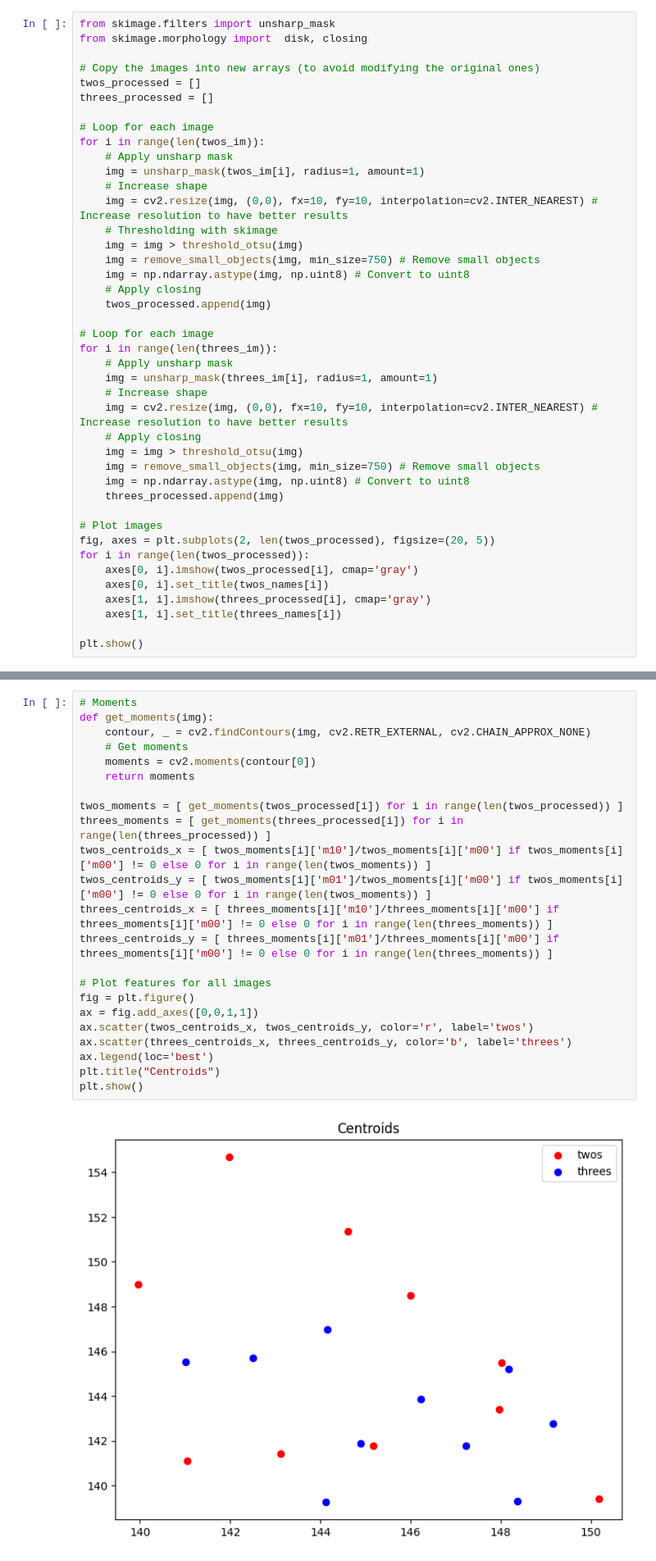
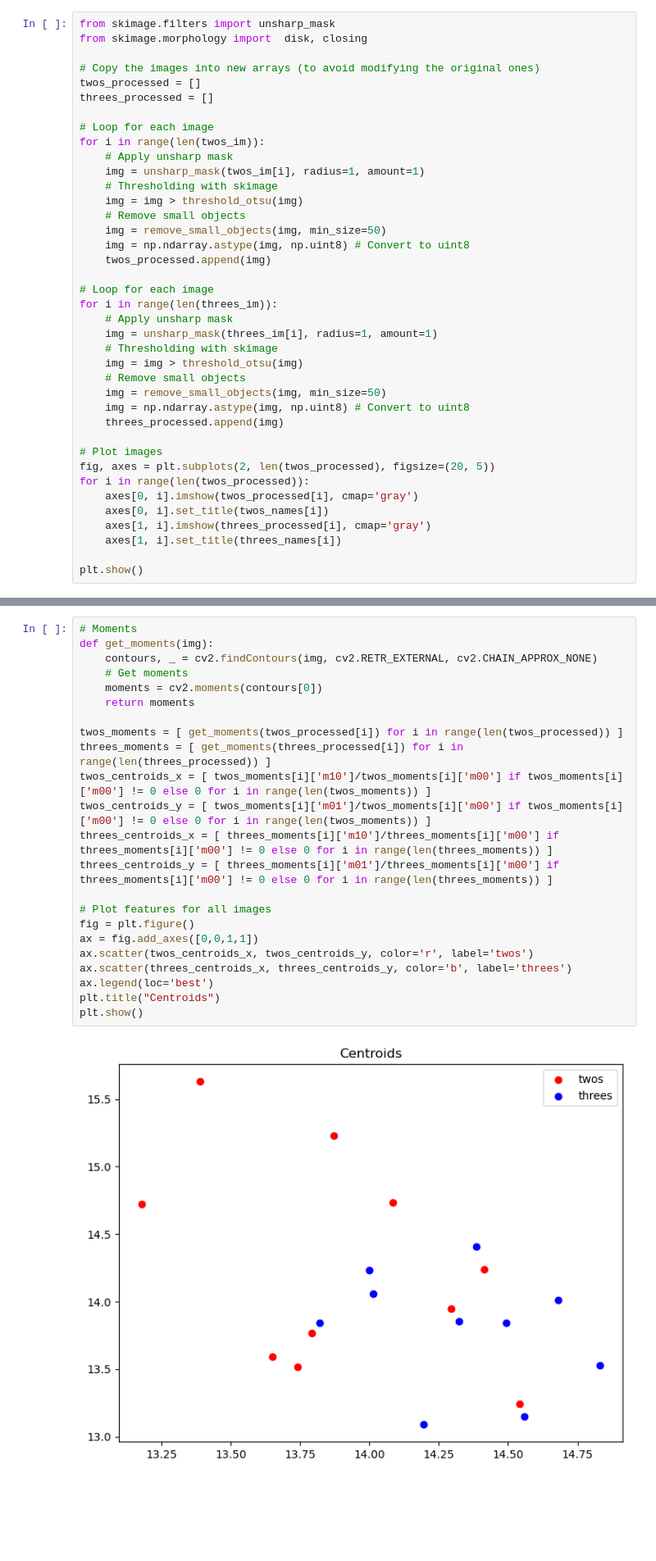
Before and after one commit to alessandrodalbesio/EPFL-image-analysis-and-pattern-recognition, a Jupyter notebook: lab_02_object_description.ipynb, the cells around one changed output, grey strips where cells are left out. Shown: that part at 82% size. Drawn from its saved outputs; the diff is of its cells as text; blank space fills up the shorter version.

```diff
--- a/lab_02_object_description.ipynb
+++ b/lab_02_object_description.ipynb
@@ -585,24 +592,21 @@ threes_processed = []
 for i in range(len(twos_im)):
     # Apply unsharp mask
     img = unsharp_mask(twos_im[i], radius=1, amount=1)
-    # Increase shape
-    img = cv2.resize(img, (0,0), fx=10, fy=10, interpolation=cv2.INTER_NEAREST) # Increase resolution to have better results
     # Thresholding with skimage
     img = img > threshold_otsu(img)
-    img = remove_small_objects(img, min_size=750) # Remove small objects
+    # Remove small objects
+    img = remove_small_objects(img, min_size=50)
     img = np.ndarray.astype(img, np.uint8) # Convert to uint8
-    # Apply closing
     twos_processed.append(img)
 
 # Loop for each image
 for i in range(len(threes_im)):
     # Apply unsharp mask
     img = unsharp_mask(threes_im[i], radius=1, amount=1)
-    # Increase shape
-    img = cv2.resize(img, (0,0), fx=10, fy=10, interpolation=cv2.INTER_NEAREST) # Increase resolution to have better results
-    # Apply closing
+    # Thresholding with skimage
     img = img > threshold_otsu(img)
-    img = remove_small_objects(img, min_size=750) # Remove small objects
+    # Remove small objects
+    img = remove_small_objects(img, min_size=50)
     img = np.ndarray.astype(img, np.uint8) # Convert to uint8
     threes_processed.append(img)
 
@@ -736,25 +819,25 @@ plt.show()
 # %%
 # Moments
 def get_moments(img):
-    contour, _ = cv2.findContours(img, cv2.RETR_EXTERNAL, cv2.CHAIN_APPROX_NONE)
+    contours, _ = cv2.findContours(img, cv2.RETR_EXTERNAL, cv2.CHAIN_APPROX_NONE)
     # Get moments
-    moments = cv2.moments(contour[0])
+    moments = cv2.moments(contours[0])
     return moments
 
 twos_moments = [ get_moments(twos_processed[i]) for i in range(len(twos_processed)) ]
 threes_moments = [ get_moments(threes_processed[i]) for i in range(len(threes_processed)) ]
 twos_centroids_x = [ twos_moments[i]['m10']/twos_moments[i]['m00'] if twos_moments[i]['m00'] != 0 else 0 for i in range(len(twos_moments)) ]
 twos_centroids_y = [ twos_moments[i]['m01']/twos_moments[i]['m00'] if twos_moments[i]['m00'] != 0 else 0 for i in range(len(twos_moments)) ]
 threes_centroids_x = [ threes_moments[i]['m10']/threes_moments[i]['m00'] if threes_moments[i]['m00'] != 0 else 0 for i in range(len(threes_moments)) ]
 threes_centroids_y = [ threes_moments[i]['m01']/threes_moments[i]['m00'] if threes_moments[i]['m00'] != 0 else 0 for i in range(len(threes_moments)) ]
 
 # Plot features for all images
 fig = plt.figure()
 ax = fig.add_axes([0,0,1,1])
 ax.scatter(twos_centroids_x, twos_centroids_y, color='r', label='twos')
 ax.scatter(threes_centroids_x, threes_centroids_y, color='b', label='threes')
 ax.legend(loc='best')
 plt.title("Centroids")
 plt.show()
 # %% [output]
-[figure, old version]
+[figure, new version]
```
Also changed, not shown: parts of 24 cells of this notebook.
